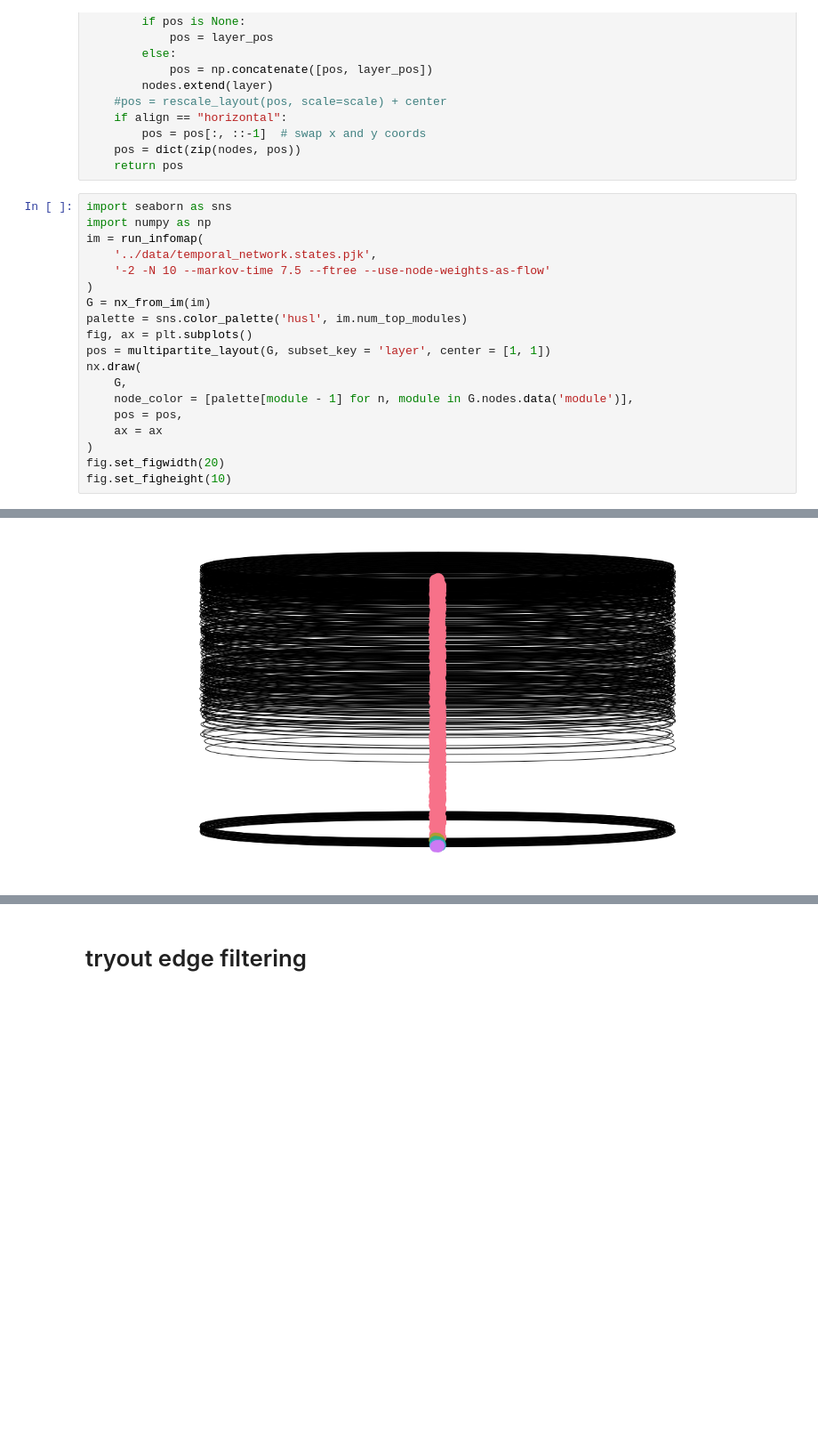
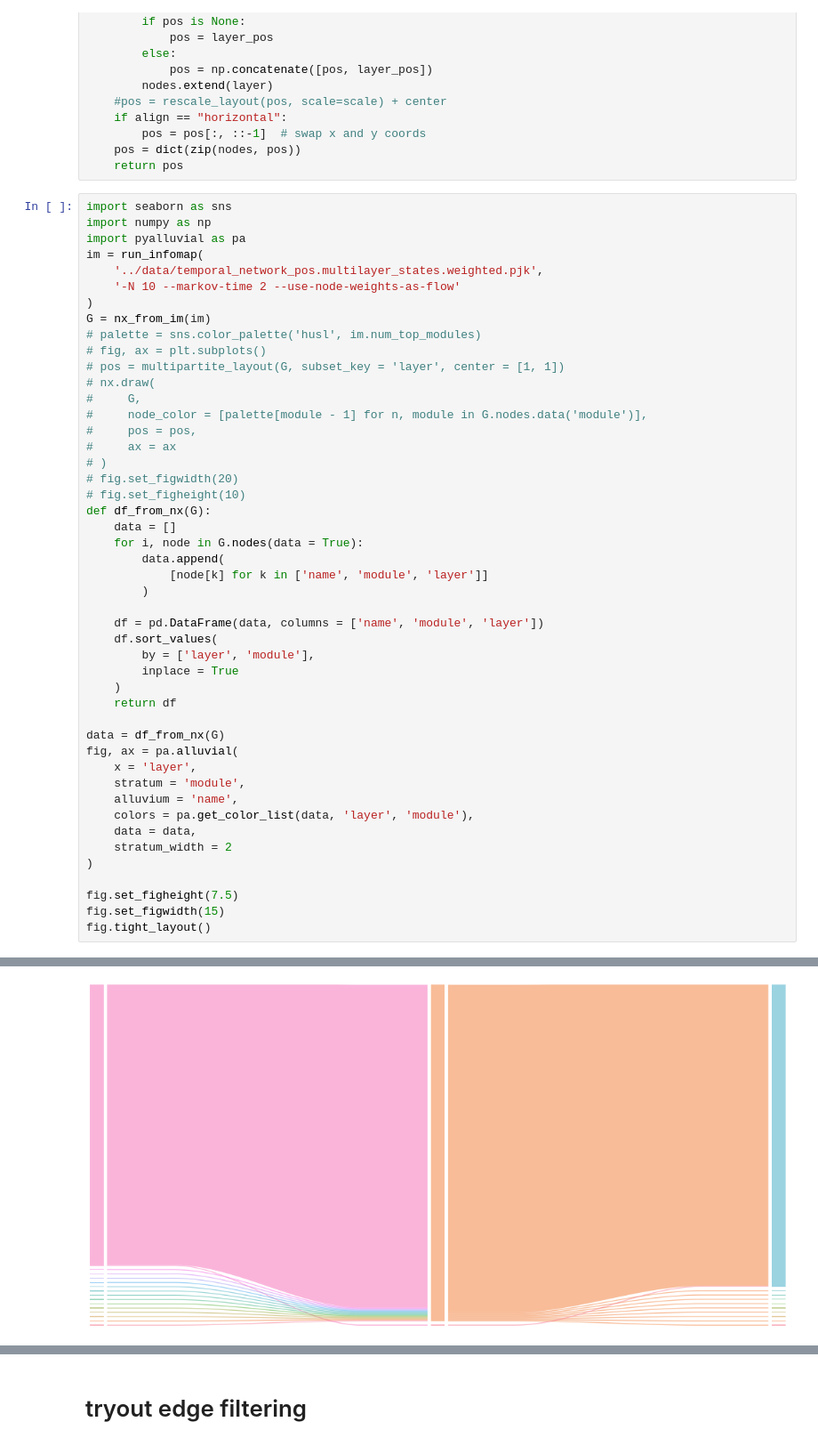
Before and after one commit to menchelab/novarinocollab, a Jupyter notebook: notebooks/wmcna.ipynb, the cells around one changed output, grey strips where cells are left out. Shown at 89% size. Cells and saved outputs as stored; diff of their text form; blank space fills up the shorter version.

```diff
--- a/notebooks/wmcna.ipynb
+++ b/notebooks/wmcna.ipynb
@@ -1032,20 +1232,48 @@ def multipartite_layout(G, subset_key="subset", align="vertical", scale=1, cente
 # %%
 import seaborn as sns
 import numpy as np
+import pyalluvial as pa
 im = run_infomap(
-    '../data/temporal_network.states.pjk',
-    '-2 -N 10 --markov-time 7.5 --ftree --use-node-weights-as-flow'
+    '../data/temporal_network_pos.multilayer_states.weighted.pjk',
+    '-N 10 --markov-time 2 --use-node-weights-as-flow'
 )
 G = nx_from_im(im)
-palette = sns.color_palette('husl', im.num_top_modules)
-fig, ax = plt.subplots()
-pos = multipartite_layout(G, subset_key = 'layer', center = [1, 1])
-nx.draw(
-    G,
-    node_color = [palette[module - 1] for n, module in G.nodes.data('module')],
-    pos = pos,
-    ax = ax
+# palette = sns.color_palette('husl', im.num_top_modules)
+# fig, ax = plt.subplots()
+# pos = multipartite_layout(G, subset_key = 'layer', center = [1, 1])
+# nx.draw(
+#     G,
+#     node_color = [palette[module - 1] for n, module in G.nodes.data('module')],
+#     pos = pos,
+#     ax = ax
+# )
+# fig.set_figwidth(20)
+# fig.set_figheight(10)
+def df_from_nx(G):
+    data = []
+    for i, node in G.nodes(data = True):
+        data.append(
+            [node[k] for k in ['name', 'module', 'layer']]
+        )
+
+    df = pd.DataFrame(data, columns = ['name', 'module', 'layer'])
+    df.sort_values(
+        by = ['layer', 'module'],
+        inplace = True
+    )
+    return df
+
+data = df_from_nx(G)
+fig, ax = pa.alluvial(
+    x = 'layer',
+    stratum = 'module',
+    alluvium = 'name',
+    colors = pa.get_color_list(data, 'layer', 'module'),
+    data = data,
+    stratum_width = 2
 )
-fig.set_figwidth(20)
-fig.set_figheight(10)
+
+fig.set_figheight(7.5)
+fig.set_figwidth(15)
+fig.tight_layout()
 # %% [output]
@@ -1068,2 +1296,2 @@ Done!
 ===================================================
-[figure, old version]
+[figure, new version]
```
Also changed, not shown: parts of 16 cells of this notebook, 3 other files.
